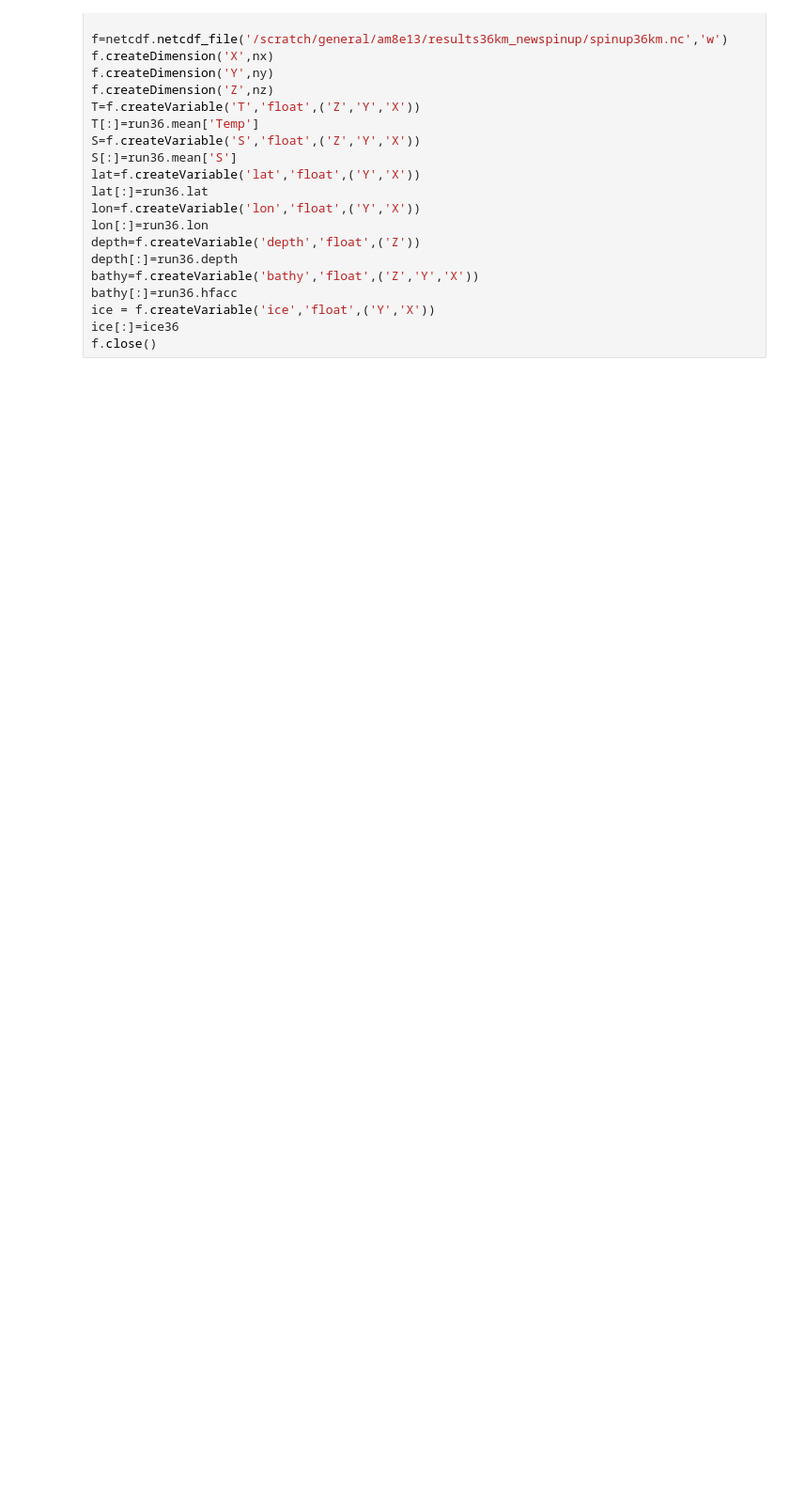
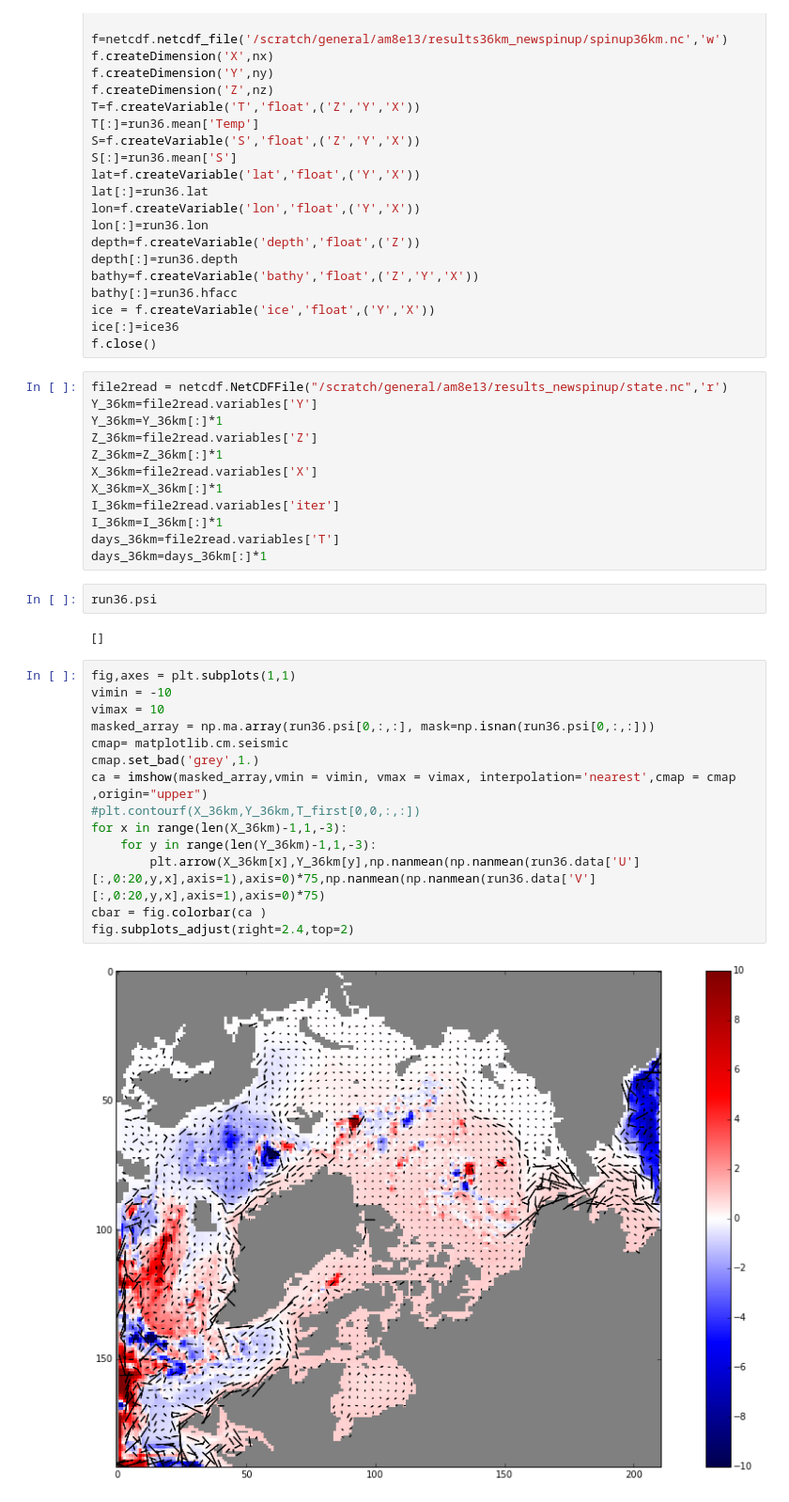
Before and after one commit to AlessandroMozzato/notebooks, a Jupyter notebook: ModelValidation.ipynb, the cells around one changed output. Shown at 94% size. Cells and saved outputs as stored; diff of their text form; blank space fills up the shorter version.

```diff
--- a/ModelValidation.ipynb
+++ b/ModelValidation.ipynb
@@ -318,3 +300,35 @@ bathy[:]=run36.hfacc
 ice = f.createVariable('ice','float',('Y','X'))
 ice[:]=ice36
 f.close()
+# %%
+file2read = netcdf.NetCDFFile("/scratch/general/am8e13/results_newspinup/state.nc",'r')
+Y_36km=file2read.variables['Y']
+Y_36km=Y_36km[:]*1
+Z_36km=file2read.variables['Z']
+Z_36km=Z_36km[:]*1
+X_36km=file2read.variables['X']
+X_36km=X_36km[:]*1
+I_36km=file2read.variables['iter']
+I_36km=I_36km[:]*1
+days_36km=file2read.variables['T']
+days_36km=days_36km[:]*1
+# %%
+run36.psi
+# %% [output]
+[]
+# %%
+fig,axes = plt.subplots(1,1)
+vimin = -10
+vimax = 10
+masked_array = np.ma.array(run36.psi[0,:,:], mask=np.isnan(run36.psi[0,:,:]))
+cmap= matplotlib.cm.seismic
+cmap.set_bad('grey',1.)
+ca = imshow(masked_array,vmin = vimin, vmax = vimax, interpolation='nearest',cmap = cmap ,origin="upper")
+#plt.contourf(X_36km,Y_36km,T_first[0,0,:,:])
+for x in range(len(X_36km)-1,1,-3):
+    for y in range(len(Y_36km)-1,1,-3):
+        plt.arrow(X_36km[x],Y_36km[y],np.nanmean(np.nanmean(run36.data['U'][:,0:20,y,x],axis=1),axis=0)*75,np.nanmean(np.nanmean(run36.data['V'][:,0:20,y,x],axis=1),axis=0)*75)
+cbar = fig.colorbar(ca )
+fig.subplots_adjust(right=2.4,top=2)
+# %% [output]
+[figure, added]
```
Also changed, not shown: parts of 5 cells of this notebook, 1 other file.
